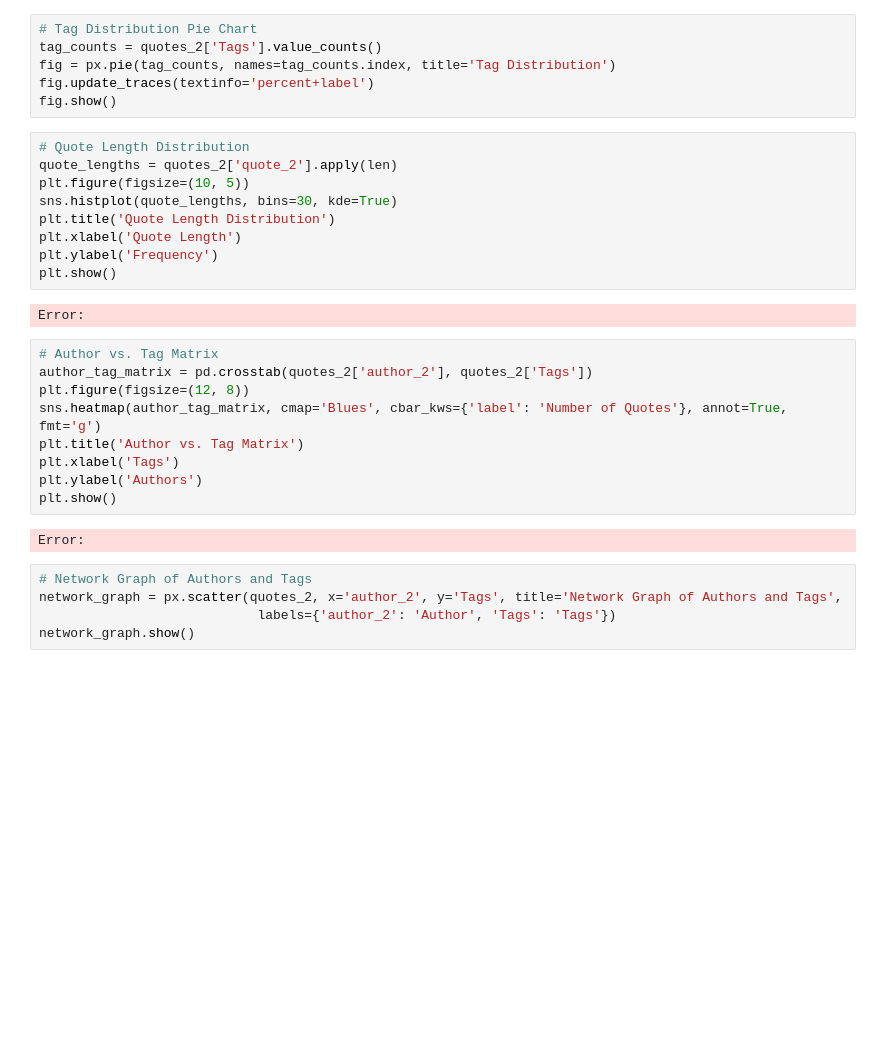
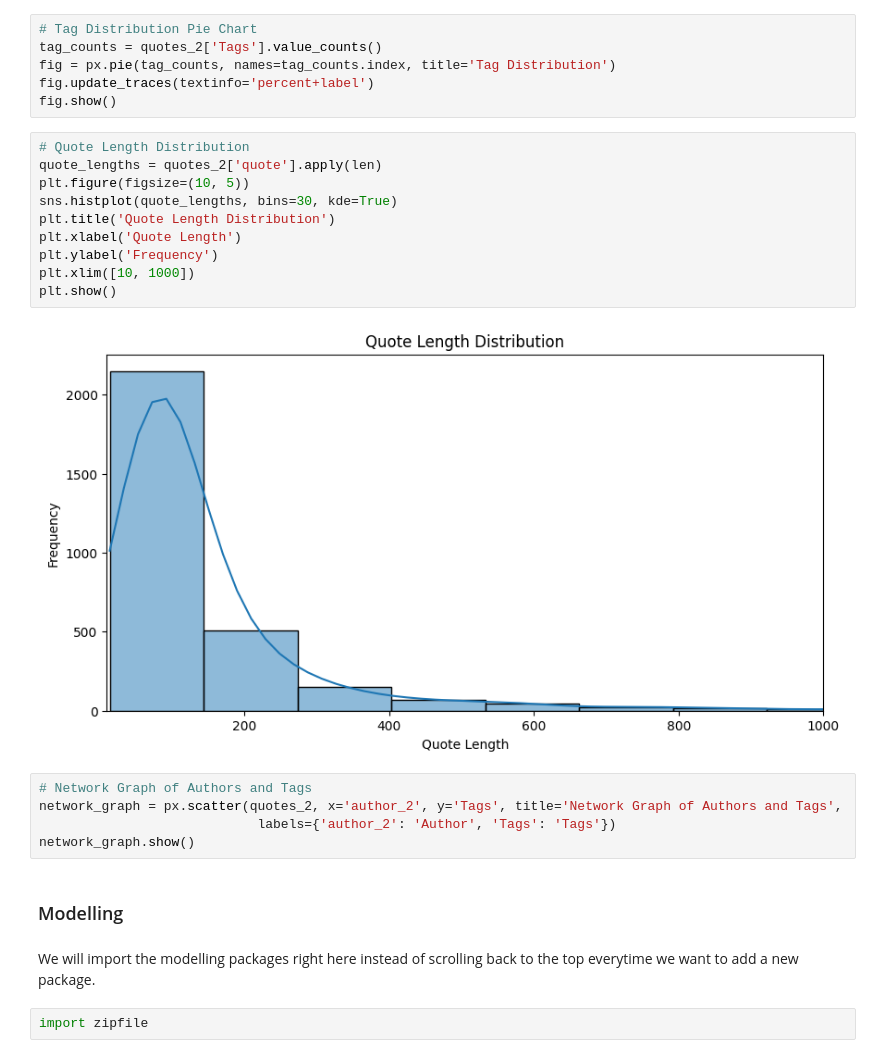
Before and after one commit to I-Macharia/Everyday_Quotes, a Jupyter notebook: Quotes.ipynb, the cells around one changed output. Saved outputs shown, nothing was run; the diff lists cells and outputs as text; blank space fills up the shorter version.

```diff
--- a/Quotes.ipynb
+++ b/Quotes.ipynb
@@ -254,28 +250,24 @@ fig.update_traces(textinfo='percent+label')
 fig.show()
 # %%
 # Quote Length Distribution
-quote_lengths = quotes_2['quote_2'].apply(len)
+quote_lengths = quotes_2['quote'].apply(len)
 plt.figure(figsize=(10, 5))
 sns.histplot(quote_lengths, bins=30, kde=True)
 plt.title('Quote Length Distribution')
 plt.xlabel('Quote Length')
 plt.ylabel('Frequency')
+plt.xlim([10, 1000])
 plt.show()
 # %% [output]
-Error:
+[figure, added]
-# %%
-# Author vs. Tag Matrix
-author_tag_matrix = pd.crosstab(quotes_2['author_2'], quotes_2['Tags'])
-plt.figure(figsize=(12, 8))
-sns.heatmap(author_tag_matrix, cmap='Blues', cbar_kws={'label': 'Number of Quotes'}, annot=True, fmt='g')
-plt.title('Author vs. Tag Matrix')
-plt.xlabel('Tags')
-plt.ylabel('Authors')
-plt.show()
-# %% [output]
-Error:
 # %%
 # Network Graph of Authors and Tags
 network_graph = px.scatter(quotes_2, x='author_2', y='Tags', title='Network Graph of Authors and Tags',
                             labels={'author_2': 'Author', 'Tags': 'Tags'})
 network_graph.show()
+# %% [markdown]
+### Modelling
+# %% [markdown]
+We will import the modelling packages right here instead of scrolling back to the top everytime we want to add a new package.
+# %%
+import zipfile
```
Also changed, not shown: parts of 8 cells of this notebook, 3 other files.
